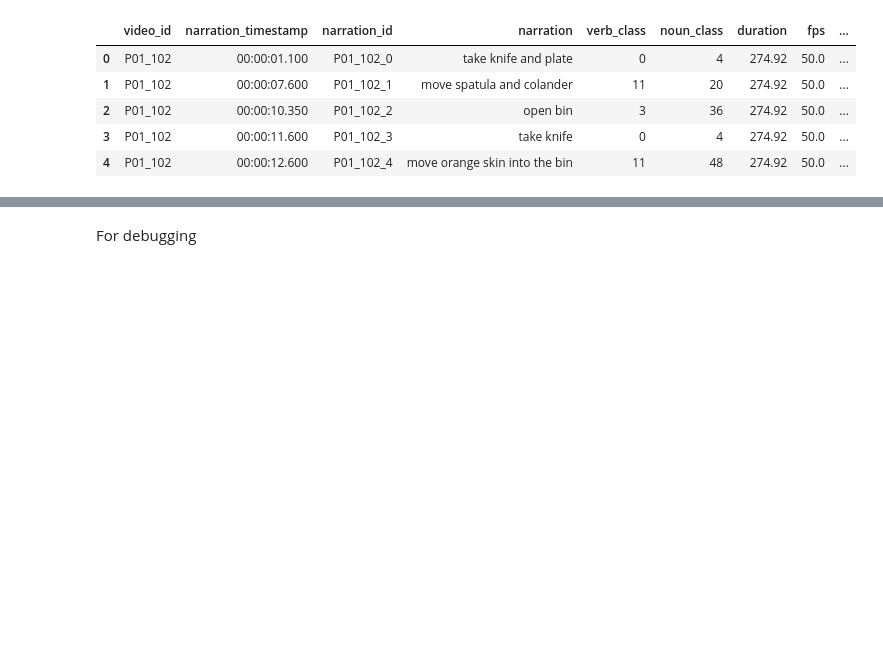
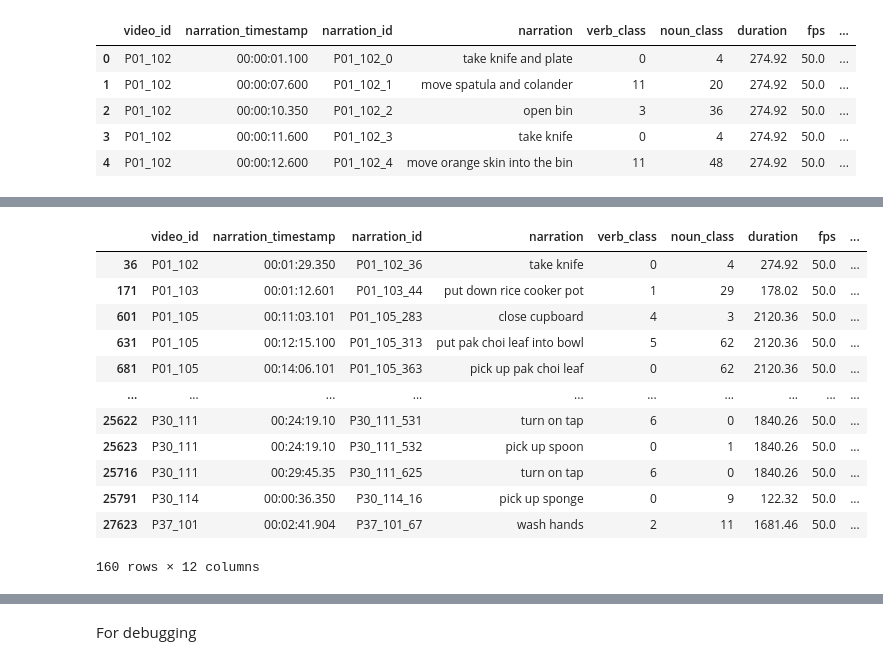
Before and after one commit to BarunKGP/HAAR, a Jupyter notebook: src/scratch/feature_extraction.ipynb, the cells around one changed output, grey strips where cells are left out. Cells and saved outputs as stored; diff of their text form; code cells hidden in the pictures; blank space fills up the shorter version.

```diff
--- a/src/scratch/feature_extraction.ipynb
+++ b/src/scratch/feature_extraction.ipynb
@@ -75,9 +67,7 @@ feature.shape = (1024,), timestamp = 1827840.0000000002
 feature.shape = (1024,), timestamp = 1829120.0000000002
 feature.shape = (1024,), timestamp = 1830400.0
 # %%
-with open('data/train100_mod.pkl', 'rb') as handle:
-    df = pickle.load(handle)
-
+df = read_pickle('../../data/train100_mod.pkl')
 df.head()
 # %% [output]
 |  | video_id | narration_timestamp | narration_id | narration | verb_class | noun_class | duration | fps | ... |
@@ -88,0 +86,16 @@ df.head()
+# %%
+df[df.end_frame - df.start_frame < 1]
+# %% [output]
+|  | video_id | narration_timestamp | narration_id | narration | verb_class | noun_class | duration | fps | ... |
+| 36 | P01_102 | 00:01:29.350 | P01_102_36 | take knife | 0 | 4 | 274.92 | 50.0 | ... |
+| 171 | P01_103 | 00:01:12.601 | P01_103_44 | put down rice cooker pot | 1 | 29 | 178.02 | 50.0 | ... |
+| 601 | P01_105 | 00:11:03.101 | P01_105_283 | close cupboard | 4 | 3 | 2120.36 | 50.0 | ... |
+| 631 | P01_105 | 00:12:15.100 | P01_105_313 | put pak choi leaf into bowl | 5 | 62 | 2120.36 | 50.0 | ... |
+| 681 | P01_105 | 00:14:06.101 | P01_105_363 | pick up pak choi leaf | 0 | 62 | 2120.36 | 50.0 | ... |
+| ... | ... | ... | ... | ... | ... | ... | ... | ... | ... |
+| 25622 | P30_111 | 00:24:19.10 | P30_111_531 | turn on tap | 6 | 0 | 1840.26 | 50.0 | ... |
+| 25623 | P30_111 | 00:24:19.10 | P30_111_532 | pick up spoon | 0 | 1 | 1840.26 | 50.0 | ... |
+| 25716 | P30_111 | 00:29:45.35 | P30_111_625 | turn on tap | 6 | 0 | 1840.26 | 50.0 | ... |
+| 25791 | P30_114 | 00:00:36.350 | P30_114_16 | pick up sponge | 0 | 9 | 122.32 | 50.0 | ... |
+| 27623 | P37_101 | 00:02:41.904 | P37_101_67 | wash hands | 2 | 11 | 1681.46 | 50.0 | ... |
+160 rows × 12 columns
```
Also changed, not shown: parts of 14 cells of this notebook, 4 other files.
